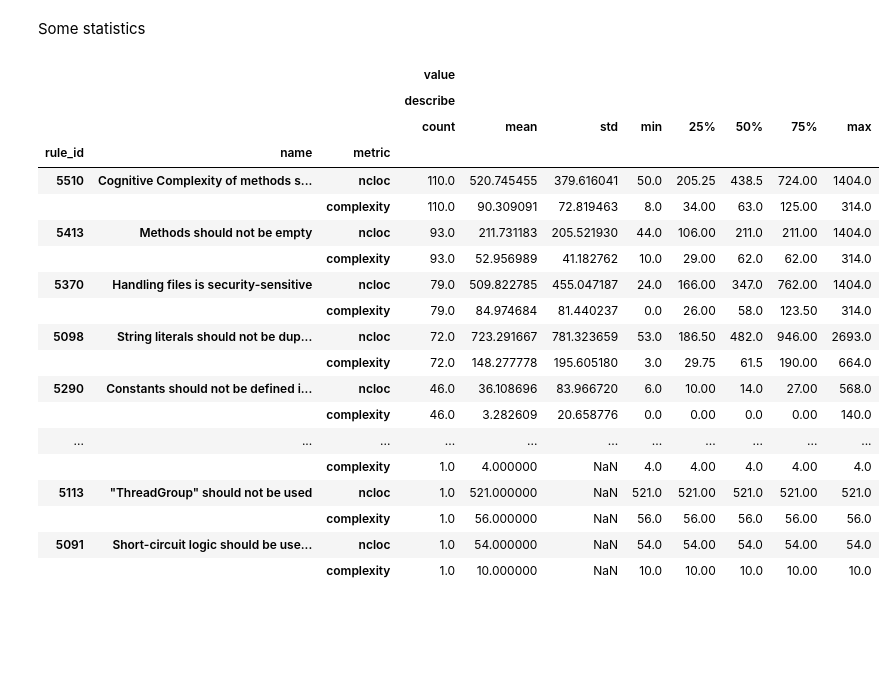
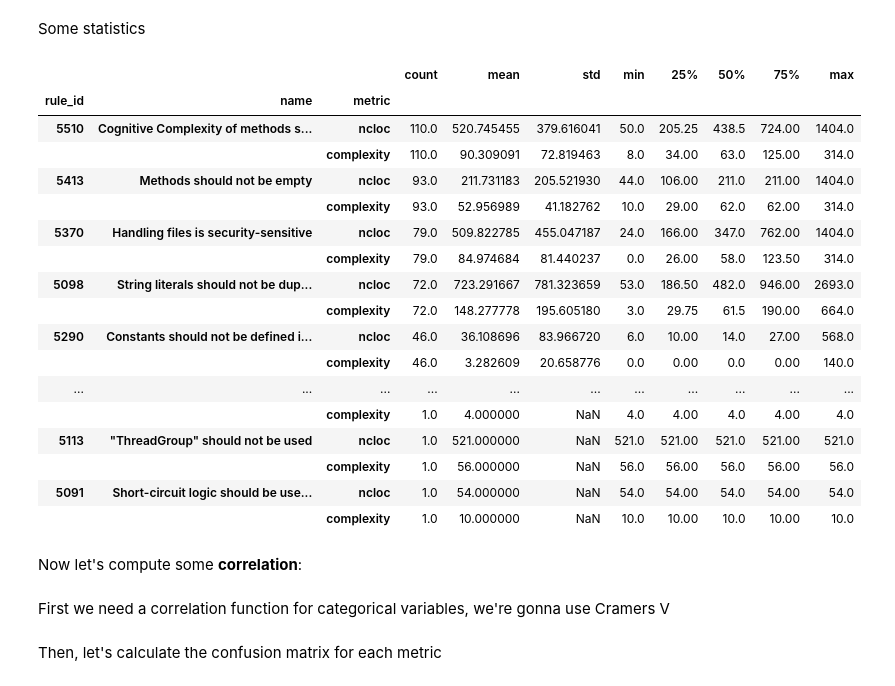
Before and after one commit to diogojpina/sonar-analyzer, a Jupyter notebook: analysis/Analysis.ipynb, the cells around one changed output. Drawn from its saved outputs; the diff is of its cells as text; code cells hidden in the pictures; blank space fills up the shorter version.

```diff
--- a/analysis/Analysis.ipynb
+++ b/analysis/Analysis.ipynb
@@ -219,7 +221,7 @@ df_rules['name'].unique().shape
 # %% [markdown]
 ## Grouping by `rule_id` and calculating the metric's statistics
 # %%
-df_rules_grouped = df_rules[['rule_id', 'name', 'metric', 'value']].groupby(['rule_id', 'name', 'metric'])
+df_rules_grouped = df_rules.groupby(['rule_id', 'name', 'metric'])
 # %% [markdown]
 Some counting
 # %%
@@ -240,11 +242,11 @@ df_rules_grouped.count().sort_values('value', ascending=False).head(10)
 # %% [markdown]
 Some statistics
 # %%
-df_rules_grouped.agg(['describe']). \
-sort_values([('value', 'describe', 'count'), 'rule_id', 'metric'], ascending=False)
+df_agg = df_rules_grouped.agg(['describe'])
+df_agg.columns = df_agg.columns.droplevel().droplevel()
+
+df_agg.sort_values(['count', 'rule_id', 'metric'], ascending=False)
 # %% [output]
-|  |  |  | value |  |  |  |  |  |  |  |
-|  |  |  | describe |  |  |  |  |  |  |  |
 |  |  |  | count | mean | std | min | 25% | 50% | 75% | max |
 | rule_id | name | metric |  |  |  |  |  |  |  |  |
 | 5510 | Cognitive Complexity of methods s... | ncloc | 110.0 | 520.745455 | 379.616041 | 50.0 | 205.25 | 438.5 | 724.00 | 1404.0 |
@@ -263,3 +265,7 @@ sort_values([('value', 'describe', 'count'), 'rule_id', 'metric'], ascending=Fal
 |  |  | complexity | 1.0 | 56.000000 | NaN | 56.0 | 56.00 | 56.0 | 56.00 | 56.0 |
 | 5091 | Short-circuit logic should be use... | ncloc | 1.0 | 54.000000 | NaN | 54.0 | 54.00 | 54.0 | 54.00 | 54.0 |
 |  |  | complexity | 1.0 | 10.000000 | NaN | 10.0 | 10.00 | 10.0 | 10.00 | 10.0 |
+# %% [markdown]
+Now let's compute some **correlation**:
+# %% [markdown]
+First we need a correlation function for categorical variables, we're gonna use Cramers V
@@ -265,0 +286,2 @@ sort_values([('value', 'describe', 'count'), 'rule_id', 'metric'], ascending=Fal
+# %% [markdown]
+Then, let's calculate the confusion matrix for each metric
```
Also changed, not shown: parts of 6 cells of this notebook.
